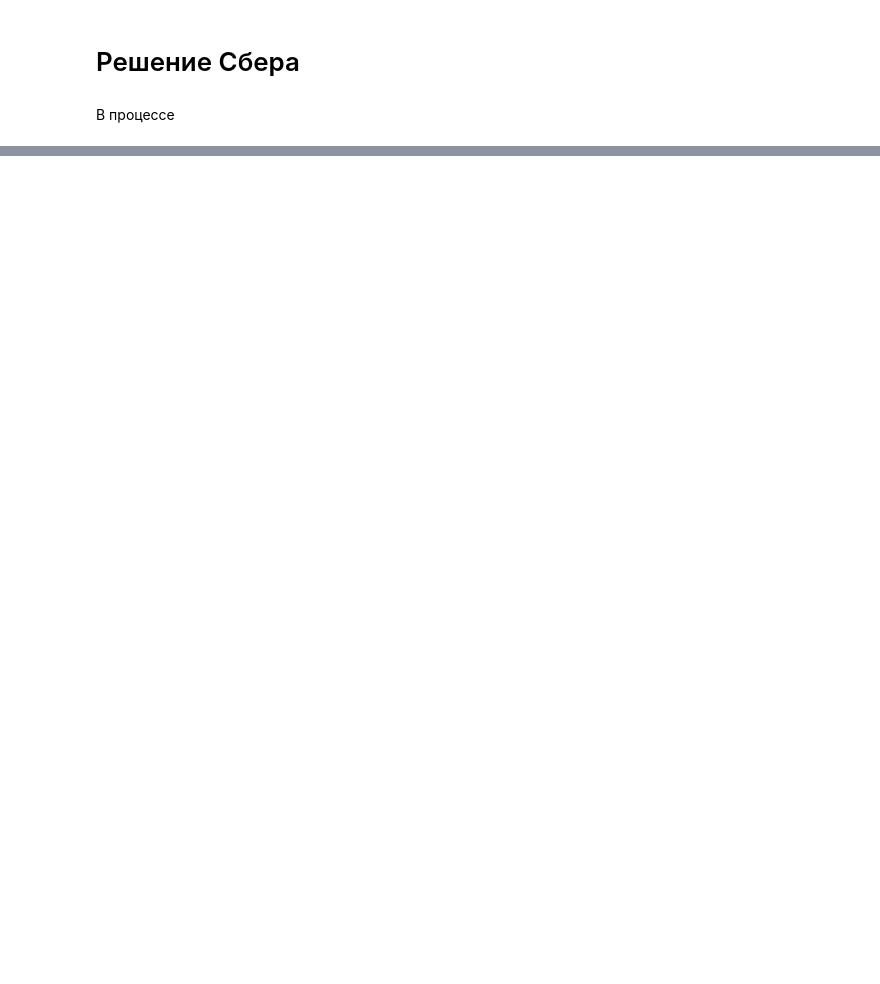
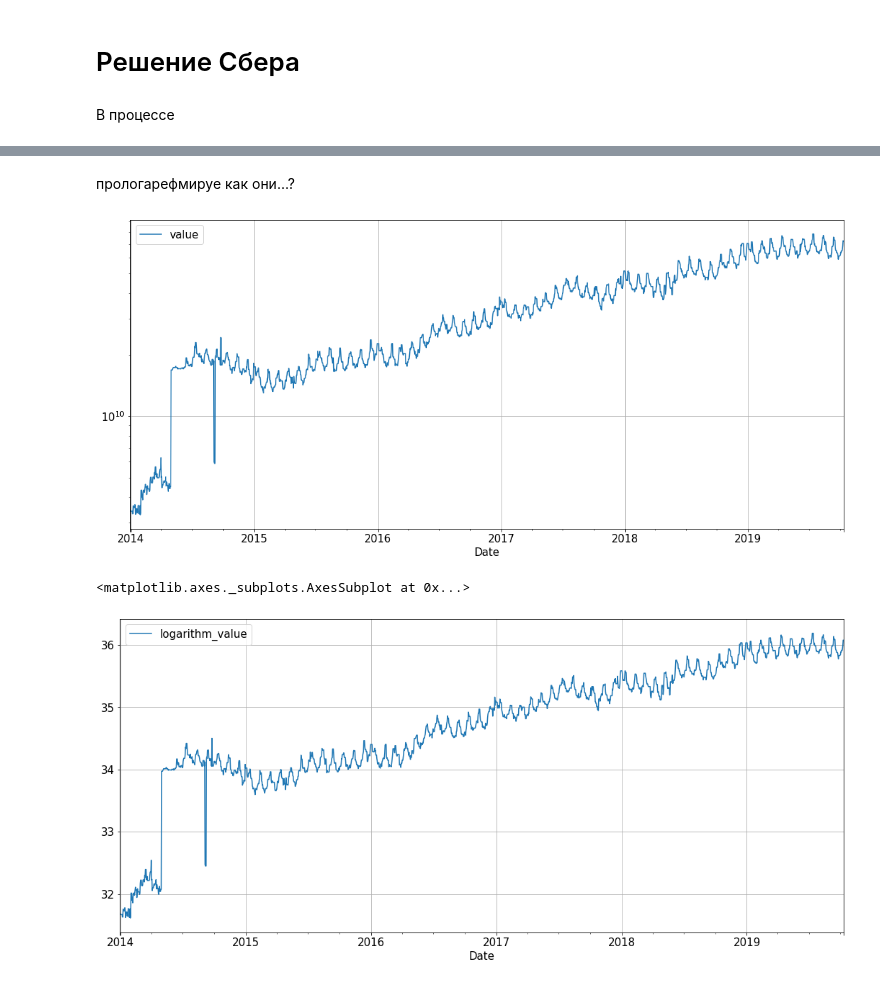
Before and after one commit to NickPavlovskii/sber, a Jupyter notebook: sber_prediction_v2.ipynb, the cells around one changed output, grey strips where cells are left out. Cells and saved outputs as stored; diff of their text form; code cells hidden in the pictures; blank space fills up the shorter version.

```diff
--- a/sber_prediction_v2.ipynb
+++ b/sber_prediction_v2.ipynb
@@ -1251,0 +1392,3 @@ for_sub1
+# %%
+data=dataset
+data
@@ -1251,0 +1410,13 @@ for_sub1
+# %% [markdown]
+прологарефмируе  как они...?
+# %%
+from matplotlib import pyplot
+data.plot(y='value')
+pyplot.yscale('log')
+pyplot.show()
+data['logarithm_value'] = np.log2(data['value'])
+data.plot(y='logarithm_value')
+# %% [output]
+[figure, added]
+<matplotlib.axes._subplots.AxesSubplot at 0x...>
+[figure, added]
```
Also changed, not shown: parts of 13 cells of this notebook.
